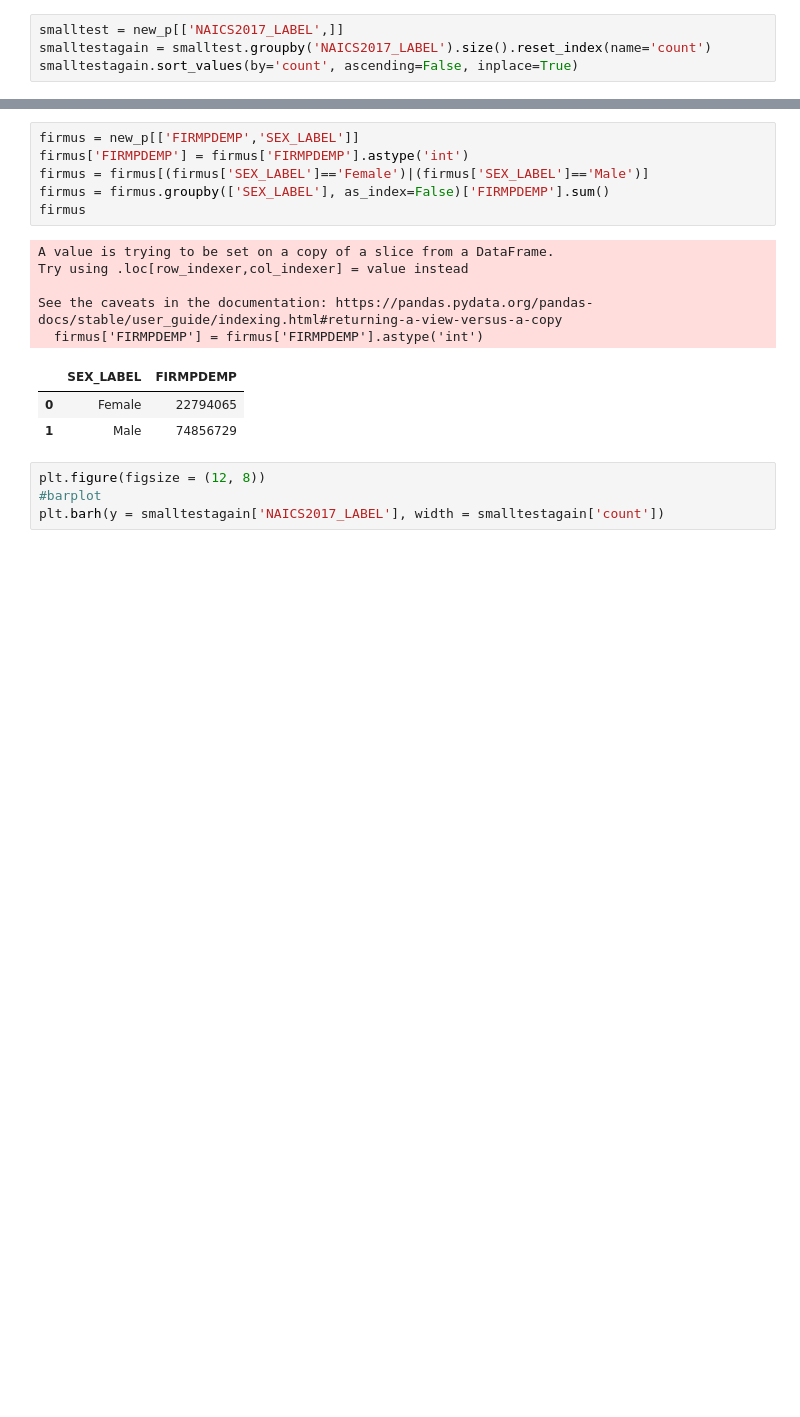
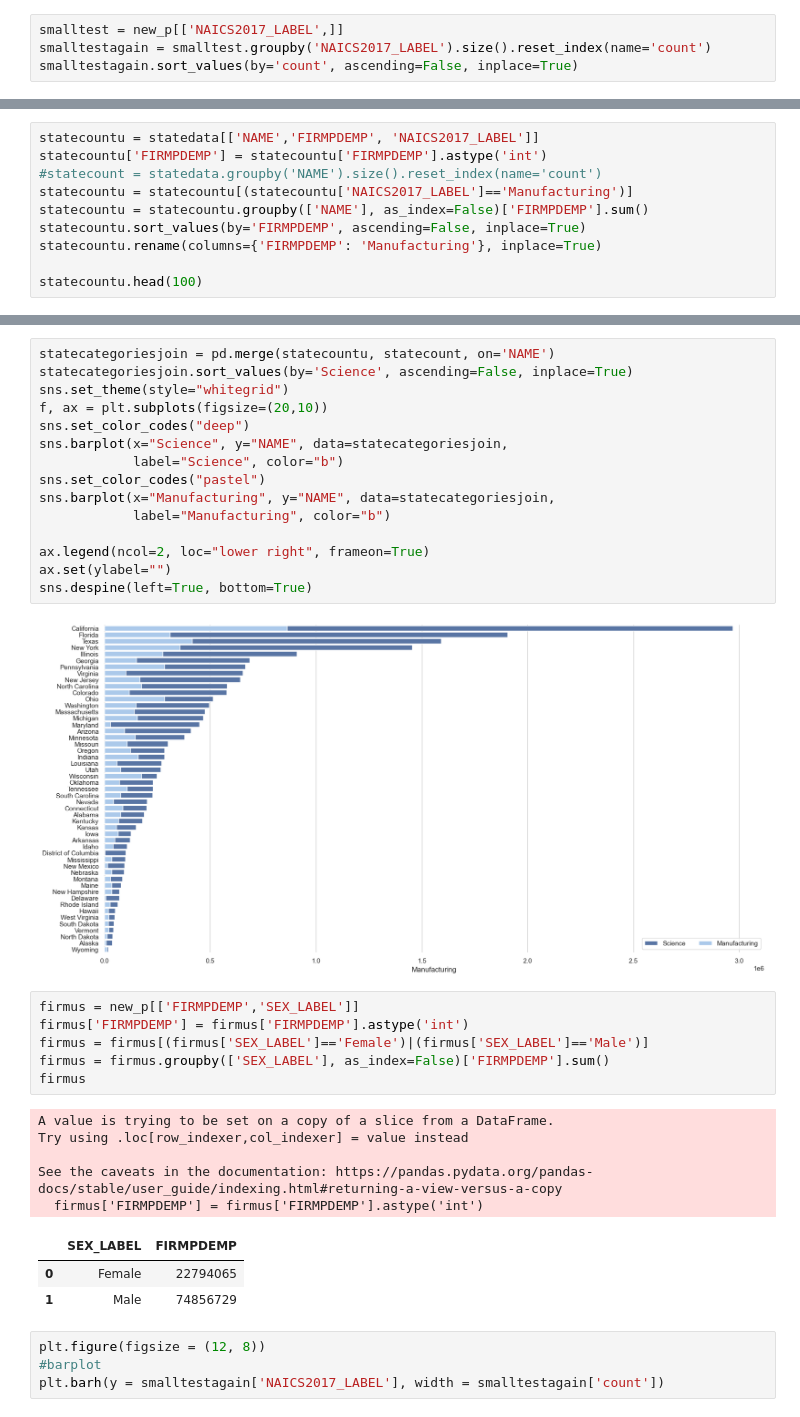
Before and after one commit to DanielnRose/Census_Assesment, a Jupyter notebook: grpupassesment.ipynb, the cells around one changed output, grey strips where cells are left out. Drawn from its saved outputs; the diff is of its cells as text; blank space fills up the shorter version.

```diff
--- a/grpupassesment.ipynb
+++ b/grpupassesment.ipynb
@@ -127,0 +133,10 @@ See the caveats in the documentation: https://pandas.pydata.org/pandas-docs/stab
+# %%
+statecountu = statedata[['NAME','FIRMPDEMP', 'NAICS2017_LABEL']]
+statecountu['FIRMPDEMP'] = statecountu['FIRMPDEMP'].astype('int')
+#statecount = statedata.groupby('NAME').size().reset_index(name='count')
+statecountu = statecountu[(statecountu['NAICS2017_LABEL']=='Manufacturing')]
+statecountu = statecountu.groupby(['NAME'], as_index=False)['FIRMPDEMP'].sum()
+statecountu.sort_values(by='FIRMPDEMP', ascending=False, inplace=True)
+statecountu.rename(columns={'FIRMPDEMP': 'Manufacturing'}, inplace=True)
+
+statecountu.head(100)
@@ -128,3 +166,20 @@ See the caveats in the documentation: https://pandas.pydata.org/pandas-docs/stab
+# %%
+statecategoriesjoin = pd.merge(statecountu, statecount, on='NAME')
+statecategoriesjoin.sort_values(by='Science', ascending=False, inplace=True)
+sns.set_theme(style="whitegrid")
+f, ax = plt.subplots(figsize=(20,10))
+sns.set_color_codes("deep")
+sns.barplot(x="Science", y="NAME", data=statecategoriesjoin,
+            label="Science", color="b")
+sns.set_color_codes("pastel")
+sns.barplot(x="Manufacturing", y="NAME", data=statecategoriesjoin,
+            label="Manufacturing", color="b")
+
+ax.legend(ncol=2, loc="lower right", frameon=True)
+ax.set(ylabel="")
+sns.despine(left=True, bottom=True)
+# %% [output]
+[figure, added]
 # %%
 firmus = new_p[['FIRMPDEMP','SEX_LABEL']]
 firmus['FIRMPDEMP'] = firmus['FIRMPDEMP'].astype('int')
```
Also changed, not shown: parts of 9 cells of this notebook.
